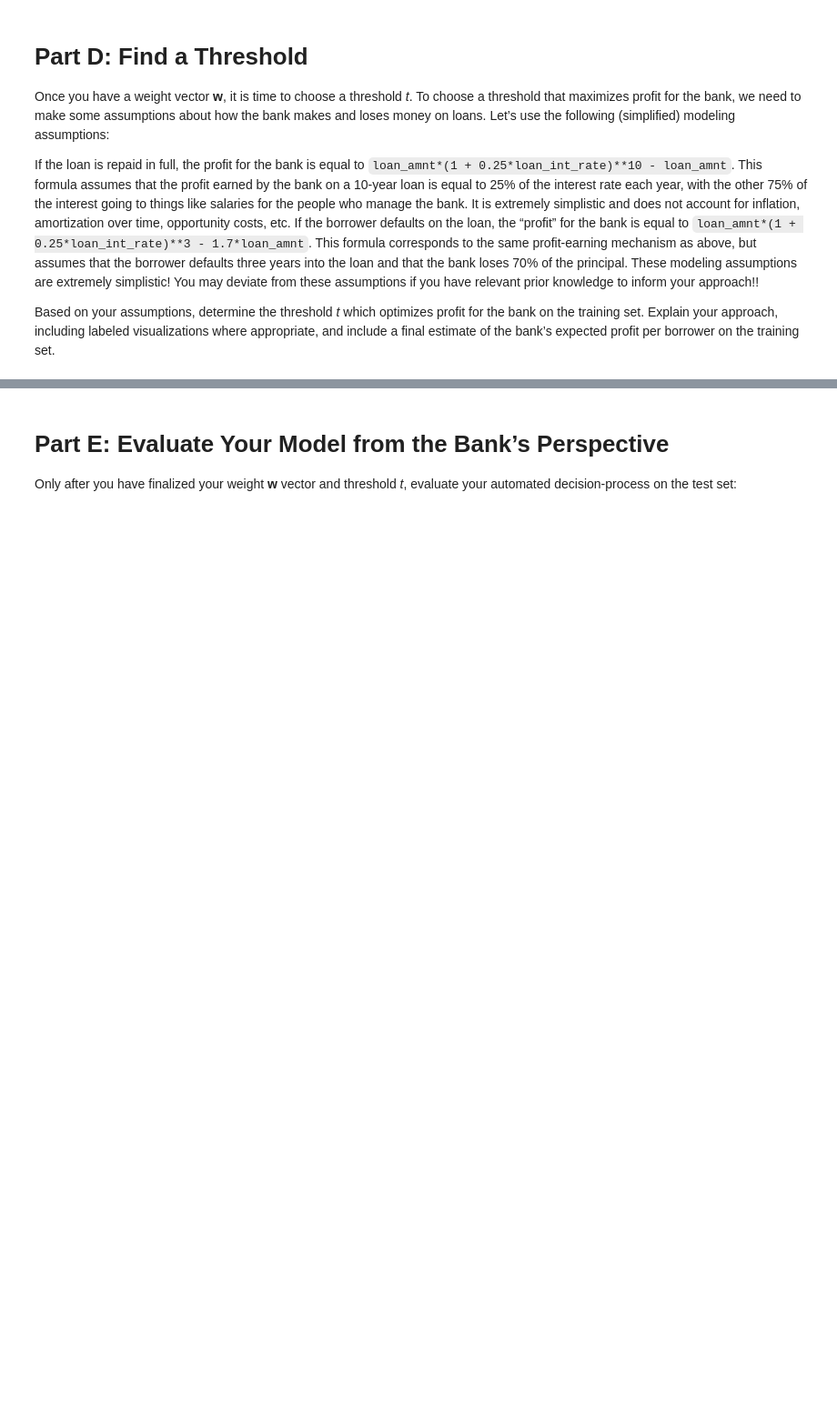
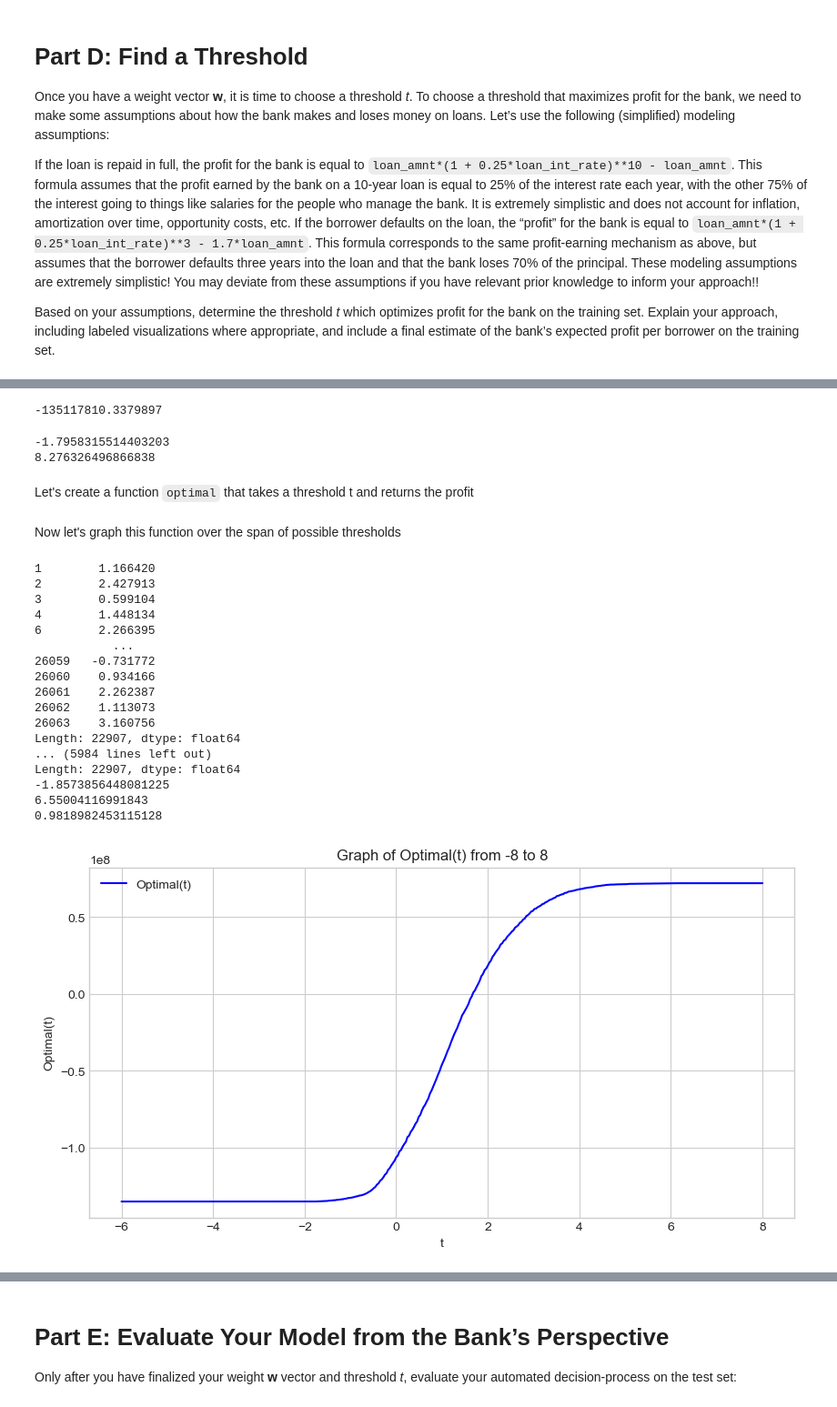
Before and after one commit to charliemoore00/charliemoore00.github.io, a Jupyter notebook: posts/whose-costs/index.ipynb, the cells around one changed output, grey strips where cells are left out. Shown: that part at 91% size. Drawn from its saved outputs; the diff is of its cells as text; code cells hidden in the pictures; blank space fills up the shorter version.

Commit message:
save progress for whose costs - almost done with finding threshold

```diff
--- a/posts/whose-costs/index.ipynb
+++ b/posts/whose-costs/index.ipynb
@@ -188,0 +207,3 @@ Based on your assumptions, determine the threshold *t* which optimizes profit fo
+# %%
+w = np.array(model.coef_)[0]
+w
@@ -188,0 +215,3 @@ Based on your assumptions, determine the threshold *t* which optimizes profit fo
+# %%
+def linear_score(w, x0, x1, x2, x3, x4, x5):
+    return w[0]*x0 + w[1]*x1 + w[2]*x2 + w[3]*x3 + w[4]*x4 + w[5]*x5
@@ -188,0 +220,14 @@ Based on your assumptions, determine the threshold *t* which optimizes profit fo
+# %%
+def predict(w, threshold, df):
+    scores = linear_score(w, df["person_home_ownership_MORTGAGE"],
+                             df['person_home_ownership_OTHER'],
+                             df['person_home_ownership_OWN'],
+                             df['person_home_ownership_RENT'],
+                             df['person_age'],
+                             df['loan_percent_income'])
+    #threshold = int(threshold)
+    print(scores)
+    print(scores.min())
+    print(scores.max())
+    print(scores.mean())
+    return 1*(scores>threshold)
@@ -188,0 +270,60 @@ Based on your assumptions, determine the threshold *t* which optimizes profit fo
+# %%
+def profit_sum(threshold, w, train):
+    """scores = linear_score(w, train["person_home_ownership_MORTGAGE"],
+                             train['person_home_ownership_OTHER'],
+                             train['person_home_ownership_OWN'],
+                             train['person_home_ownership_RENT'],
+                             train['person_age'],
+                             train['loan_percent_income'])"""
+
+    return profit(predict(w, threshold, train)).sum()
+
+# test it with threshold = 1
+print(profit_sum(-3, w, X_train))
+# %% [output]
+-135117810.3379897
+# %%
+print(w.min())
+print(w.max())
+# %% [output]
+-1.7958315514403203
+8.276326496866838
+# %% [markdown]
+Let's create a function ``optimal`` that takes a threshold t and returns the profit
+# %%
+def optimal(t):
+    return profit(predict(w, t, X_train))
+# %% [markdown]
+Now let's graph this function over the span of possible thresholds
+# %%
+t_values = np.linspace(-6, 8, 400)  # 400 points for smoother curve
+optimal_values = [optimal(t) for t in t_values]
+
+# Plotting the function
+plt.figure(figsize=(10, 5))
+plt.plot(t_values, optimal_values, label='Optimal(t)', color='blue')
+plt.title('Graph of Optimal(t) from -8 to 8')
+plt.xlabel('t')
+plt.ylabel('Optimal(t)')
+plt.grid(True)
+plt.legend()
+plt.show()
+# %% [output]
+1        1.166420
+2        2.427913
+3        0.599104
+4        1.448134
+6        2.266395
+           ...
+26059   -0.731772
+26060    0.934166
+26061    2.262387
+26062    1.113073
+26063    3.160756
+Length: 22907, dtype: float64
+... (5984 lines left out)
+Length: 22907, dtype: float64
+-1.8573856448081225
+6.55004116991843
+0.9818982453115128
+[figure, added]
```
Also changed, not shown: parts of 27 cells of this notebook, 7 other files.
